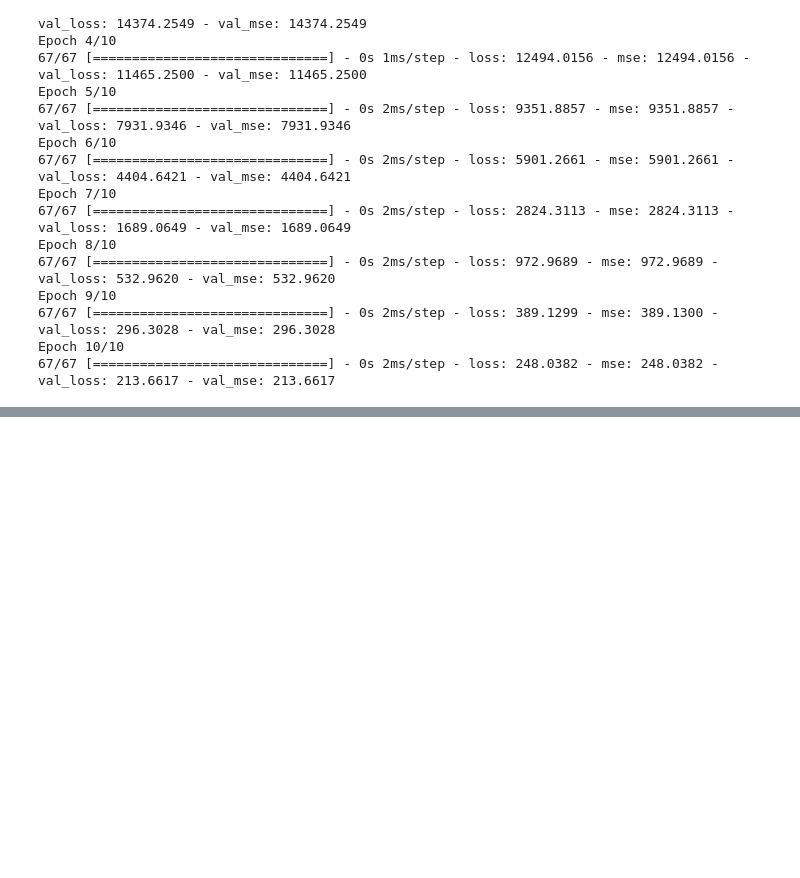
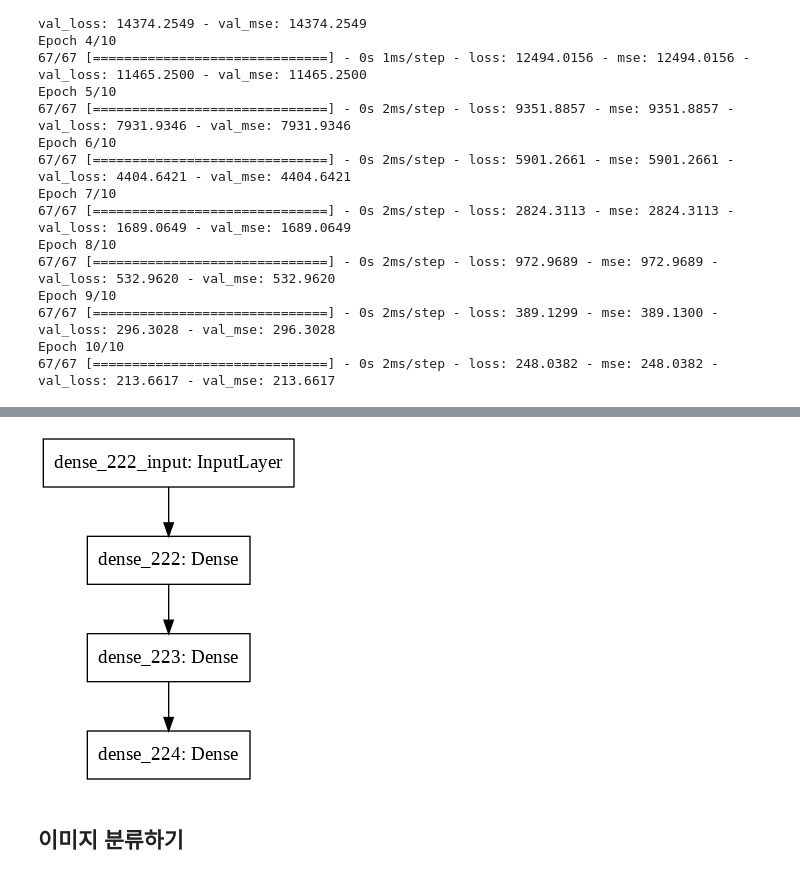
Before and after one commit to enriver/ML-DL, a Jupyter notebook: 파이썬을 활용한 머신러닝 쿡북/ch20_신경망.ipynb, the cells around one changed output, grey strips where cells are left out. Saved outputs shown, nothing was run; the diff lists cells and outputs as text; code cells hidden in the pictures; blank space fills up the shorter version.

```diff
--- a/파이썬을 활용한 머신러닝 쿡북/ch20_신경망.ipynb
+++ b/파이썬을 활용한 머신러닝 쿡북/ch20_신경망.ipynb
@@ -343,0 +784,6 @@ Epoch 10/10
+# %%
+plot_model(network, show_shapes=False)
+# %% [output]
+[figure, added]
+# %% [markdown]
+## 이미지 분류하기
```
Also changed, not shown: parts of 98 cells of this notebook.
